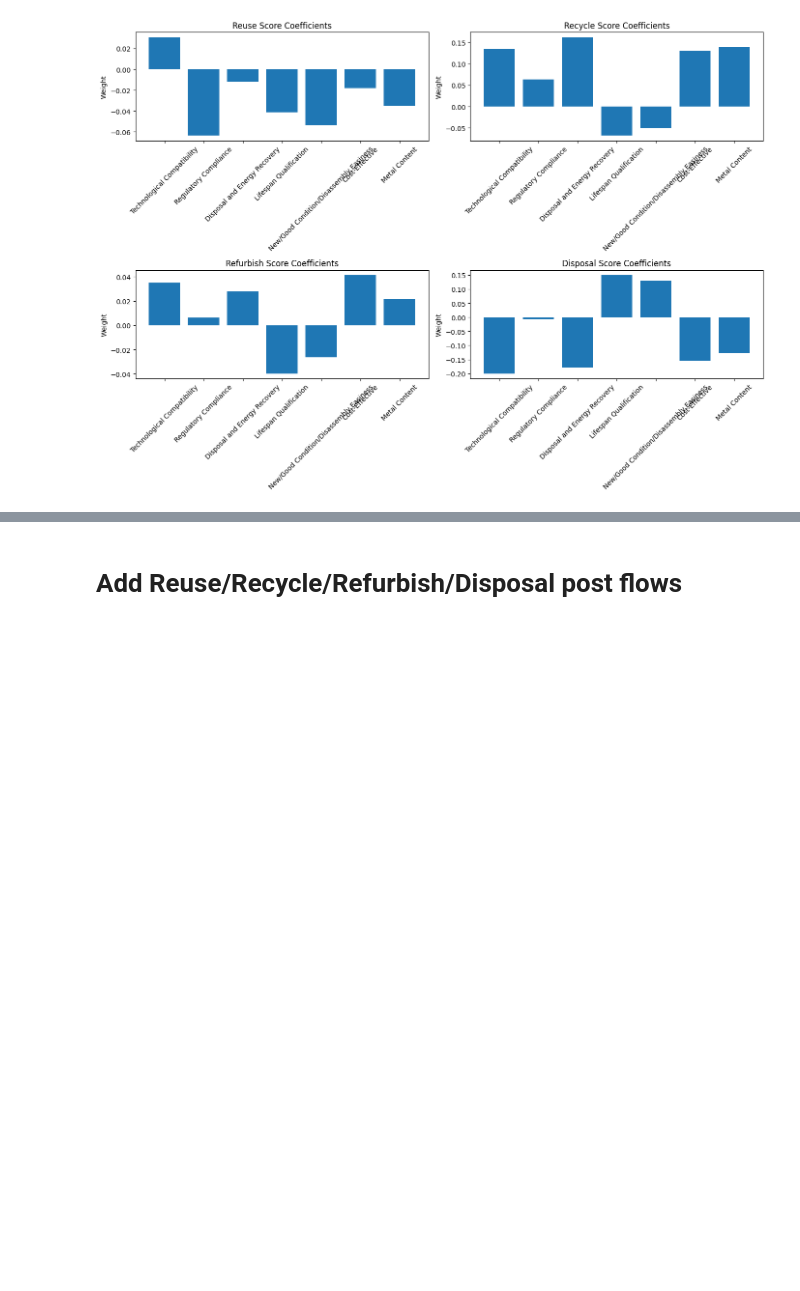
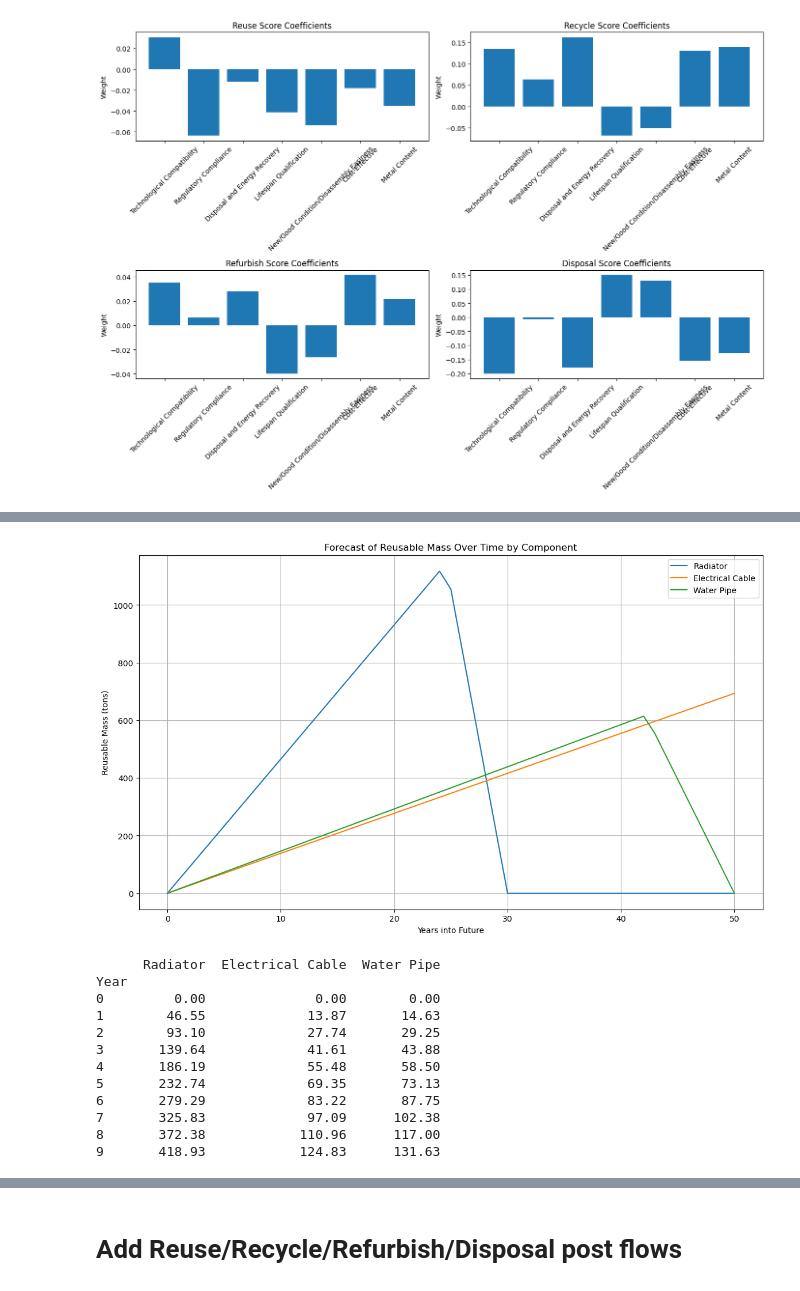
Before and after one commit to shuyanxiong/Integrated_Framework_Stock_Estimation, a Jupyter notebook: CCP.ipynb, the cells around one changed output, grey strips where cells are left out. Saved outputs shown, nothing was run; the diff lists cells and outputs as text; code cells hidden in the pictures; blank space fills up the shorter version.

```diff
--- a/CCP.ipynb
+++ b/CCP.ipynb
@@ -497,0 +931,77 @@ plt.show()
+# %%
+import numpy as np
+import matplotlib.pyplot as plt
+import pandas as pd
+
+# Step 1: Define Installed Mass (example values)
+installed_mass = {
+    'Radiator': 100,         # tons
+    'Electrical Cable': 80,  # tons
+    'Water Pipe': 90         # tons
+}
+
+# Step 2: Years to simulate
+years = np.arange(0, 51)  # 0 to 50 years
+
+# Step 3: Reuse Scores extracted from your final_df
+reuse_scores = final_df[final_df['Strategy'] == 'Reuse'].set_index('Component')['Mean Score'].to_dict()
+
+# Step 4: Simulate Mass Flow Over Time
+mass_forecast = {}
+
+for name, comp in components.items():
+    Lp = comp['Lp']
+    obsolescence = comp['obsolescence']
+
+    # Calculate Useful Life
+    Lu = calculate_custom_useful_life(Lp, obsolescence)
+
+    reuse_mass = []
+
+    for year in years:
+        current_age = year
+        ELu = Lu * 100 / Lp
+        ELb = current_age * 100 / Lp
+
+        arp = calculate_component_arp(ELu, ELb)
+
+        # Reuse score from your real Monte Carlo simulation
+        reuse_score = reuse_scores.get(name, 1.0)
+
+        effective_reuse = reuse_score * (arp / 100)  # still between 0-1
+
+        mass_now = installed_mass.get(name, 0) * effective_reuse
+        reuse_mass.append(mass_now)
+
+    mass_forecast[name] = reuse_mass
+
+# Step 5: Plot the Forecast
+plt.figure(figsize=(14, 8))
+for name, mass_over_time in mass_forecast.items():
+    plt.plot(years, mass_over_time, label=name)
+
+plt.xlabel('Years into Future')
+plt.ylabel('Reusable Mass (tons)')
+plt.title('Forecast of Reusable Mass Over Time by Component')
+plt.legend()
+plt.grid(True)
+plt.show()
+
+# Step 6: Create a Table to Review
+mass_forecast_df = pd.DataFrame(mass_forecast, index=years)
+mass_forecast_df.index.name = 'Year'
+print(mass_forecast_df.head(10))  # Show first 10 years
+# %% [output]
+[figure, added]
+      Radiator  Electrical Cable  Water Pipe
+Year
+0         0.00              0.00        0.00
+1        46.55             13.87       14.63
+2        93.10             27.74       29.25
+3       139.64             41.61       43.88
+4       186.19             55.48       58.50
+5       232.74             69.35       73.13
+6       279.29             83.22       87.75
+7       325.83             97.09      102.38
+8       372.38            110.96      117.00
+9       418.93            124.83      131.63
```
Also changed, not shown: parts of 14 cells of this notebook, 1 other file.
